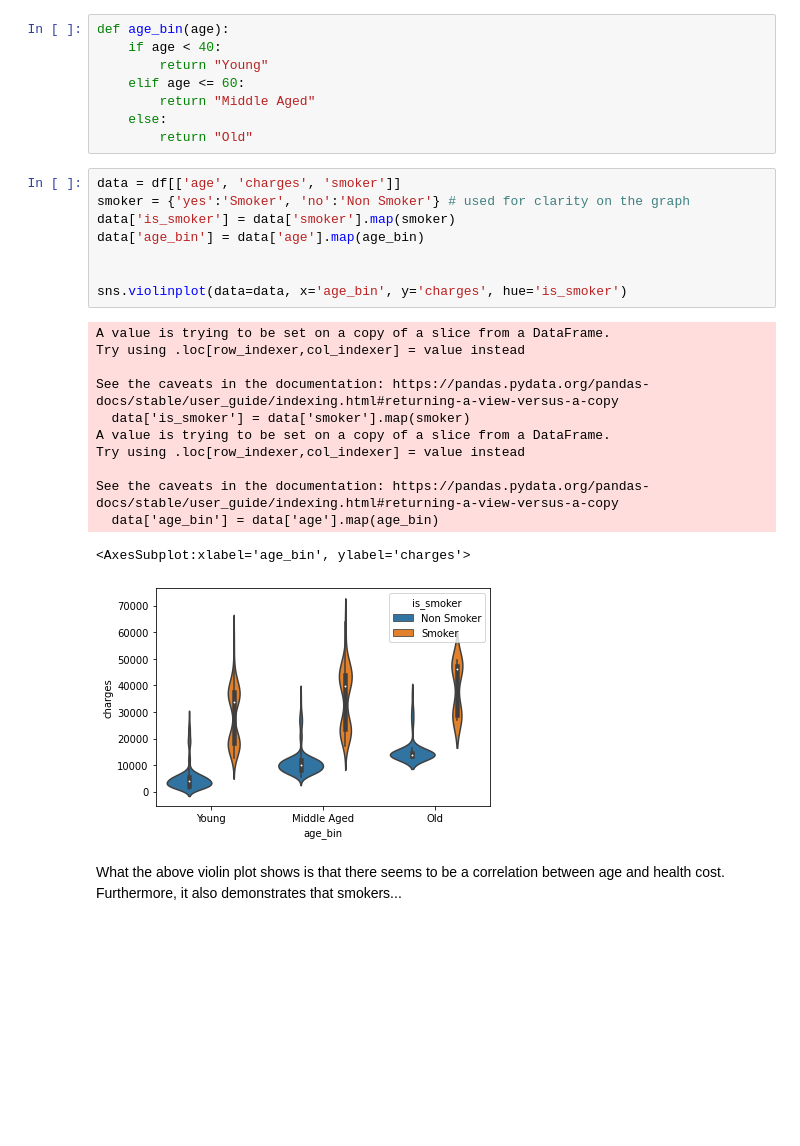
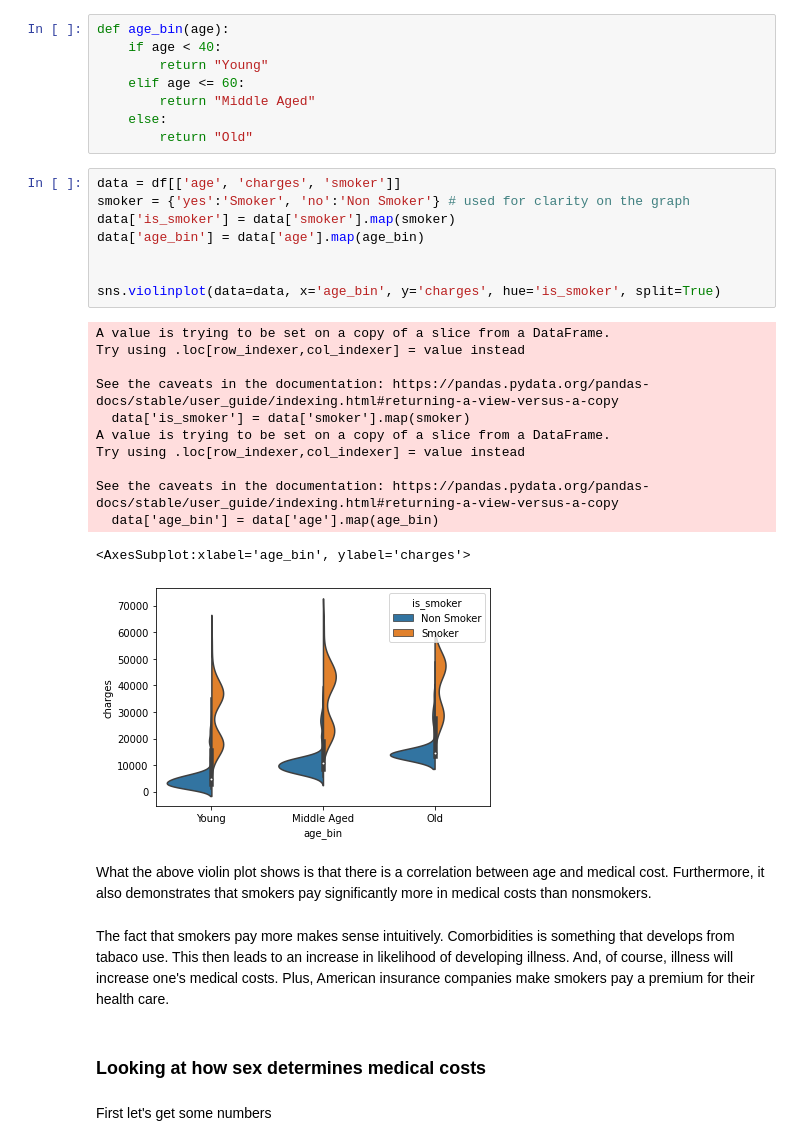
Before and after one commit to data301-2020-winter2/course-project-group_1041, a Jupyter notebook: analysis/Matthew/milestone2.ipynb, the cells around one changed output. Saved outputs shown, nothing was run; the diff lists cells and outputs as text; blank space fills up the shorter version.

```diff
--- a/analysis/Matthew/milestone2.ipynb
+++ b/analysis/Matthew/milestone2.ipynb
@@ -180,23 +187,29 @@ def age_bin(age):
 # %%
 data = df[['age', 'charges', 'smoker']]
 smoker = {'yes':'Smoker', 'no':'Non Smoker'} # used for clarity on the graph
 data['is_smoker'] = data['smoker'].map(smoker)
 data['age_bin'] = data['age'].map(age_bin)
 
 
-sns.violinplot(data=data, x='age_bin', y='charges', hue='is_smoker')
+sns.violinplot(data=data, x='age_bin', y='charges', hue='is_smoker', split=True)
 # %% [output]
 A value is trying to be set on a copy of a slice from a DataFrame.
 Try using .loc[row_indexer,col_indexer] = value instead
 
 See the caveats in the documentation: https://pandas.pydata.org/pandas-docs/stable/user_guide/indexing.html#returning-a-view-versus-a-copy
   data['is_smoker'] = data['smoker'].map(smoker)
 A value is trying to be set on a copy of a slice from a DataFrame.
 Try using .loc[row_indexer,col_indexer] = value instead
 
 See the caveats in the documentation: https://pandas.pydata.org/pandas-docs/stable/user_guide/indexing.html#returning-a-view-versus-a-copy
   data['age_bin'] = data['age'].map(age_bin)
 <AxesSubplot:xlabel='age_bin', ylabel='charges'>
-[figure, old version]
+[figure, new version]
 # %% [markdown]
-What the above violin plot shows is that there seems to be a correlation between age and health cost. Furthermore, it also demonstrates that smokers...
+What the above violin plot shows is that there is a correlation between age and medical cost. Furthermore, it also demonstrates that smokers pay significantly more in medical costs than nonsmokers.
+# %% [markdown]
+The fact that smokers pay more makes sense intuitively. Comorbidities is something that develops from tabaco use. This then leads to an increase in likelihood of developing illness. And, of course, illness will increase one's medical costs. Plus, American insurance companies make smokers pay a premium for their health care.
+# %% [markdown]
+### Looking at how sex determines medical costs
+# %% [markdown]
+First let's get some numbers
```
Also changed, not shown: parts of 28 cells of this notebook, 1 other file.
